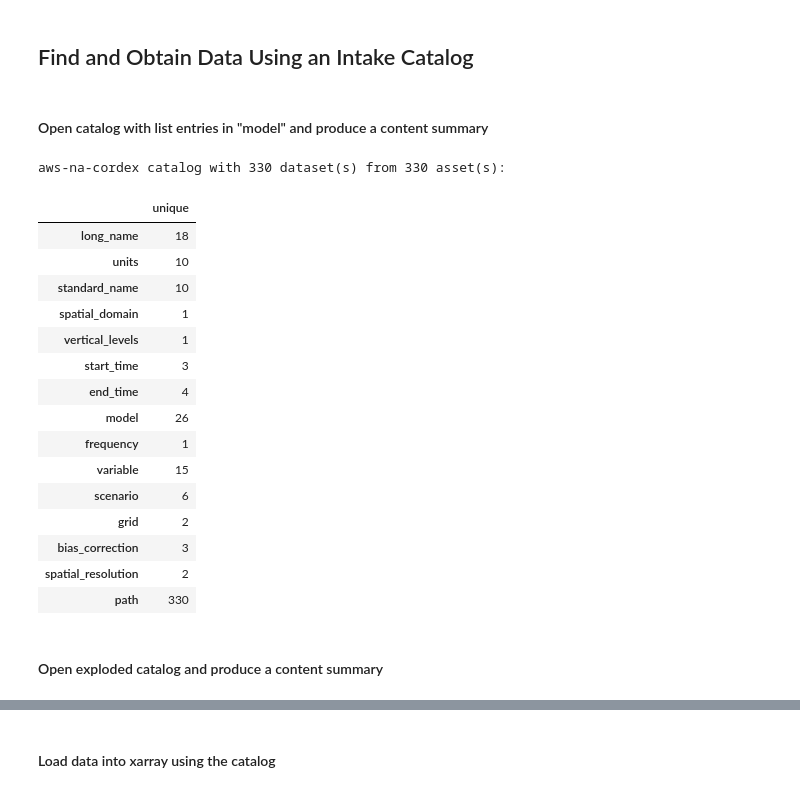
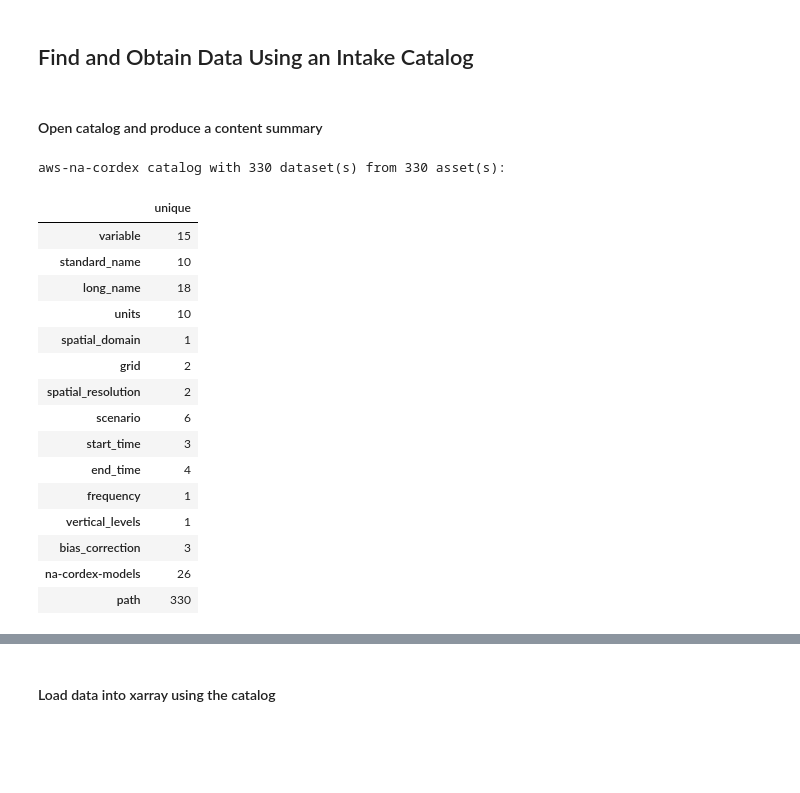
Before and after one commit to NCAR/na-cordex-aws, a Jupyter notebook: notebooks/plot-zarr-diagnostics.ipynb, the cells around one changed output, grey strips where cells are left out. Cells and saved outputs as stored; diff of their text form; code cells hidden in the pictures; blank space fills up the shorter version.

```diff
--- a/notebooks/plot-zarr-diagnostics.ipynb
+++ b/notebooks/plot-zarr-diagnostics.ipynb
@@ -33,31 +34,29 @@ VBox(children=(HTML(value='<h2>SLURMCluster</h2>'), HBox(children=(HTML(value='\
 # %% [markdown]
 ## Find and Obtain Data Using an Intake Catalog
 # %% [markdown]
-#### Open catalog with list entries in "model" and produce a content summary
+#### Open catalog and produce a content summary
 # %%
 # Define the catalog description file location.
 catalog_url = "https://ncar-na-cordex.s3-us-west-2.amazonaws.com/catalogs/aws-na-cordex.json"
 
-# Have the catalog interpret the "model" column as a list of values.
-col = intake.open_esm_datastore(catalog_url, csv_kwargs={"converters": {"model": ast.literal_eval}},)
+# Have the catalog interpret the "na-cordex-models" column as a list of values.
+col = intake.open_esm_datastore(catalog_url, csv_kwargs={"converters": {"na-cordex-models": ast.literal_eval}},)
 col
 # %% [output]
 aws-na-cordex catalog with 330 dataset(s) from 330 asset(s):
 |  | unique |
+| variable | 15 |
+| standard_name | 10 |
 | long_name | 18 |
 | units | 10 |
-| standard_name | 10 |
 | spatial_domain | 1 |
-| vertical_levels | 1 |
+| grid | 2 |
+| spatial_resolution | 2 |
+| scenario | 6 |
 | start_time | 3 |
 | end_time | 4 |
-| model | 26 |
 | frequency | 1 |
-| variable | 15 |
-| scenario | 6 |
-| grid | 2 |
+| vertical_levels | 1 |
 | bias_correction | 3 |
-| spatial_resolution | 2 |
+| na-cordex-models | 26 |
 | path | 330 |
-# %% [markdown]
-#### Open exploded catalog and produce a content summary
```
Also changed, not shown: parts of 16 cells of this notebook, 10 other files.
